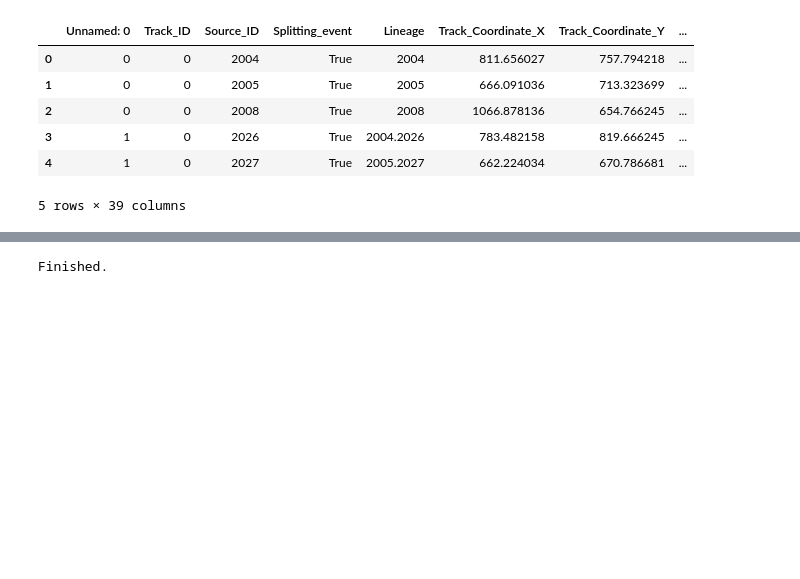
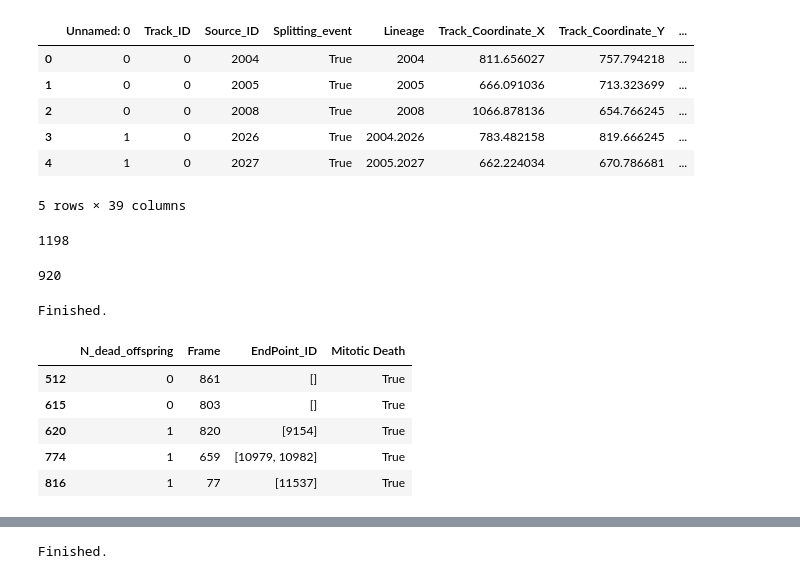
Before and after one commit to CID-LAB-i3S/MitoticMemory, a Jupyter notebook: Notebooks/05_Mitotic_StopAugmin_Merge_onsets.ipynb, the cells around one changed output, grey strips where cells are left out. Saved outputs shown, nothing was run; the diff lists cells and outputs as text; code cells hidden in the pictures; blank space fills up the shorter version.

```diff
--- a/Notebooks/05_Mitotic_StopAugmin_Merge_onsets.ipynb
+++ b/Notebooks/05_Mitotic_StopAugmin_Merge_onsets.ipynb
@@ -382,10 +399,38 @@ def getCondition(x):
             return "siHAUS6"
 
 df["Condition"] = df.apply(getCondition, axis = 1)
+# %%
+df.Unique_Source_ID.nunique()
+# %% [output]
+1198
+# %%
+df_error["Unique_Source_ID"] = df_error.Dataset.astype(str) + df_error.Position.astype(str) + df_error.Source_ID.astype(str)
+df_error.Unique_Source_ID.nunique()
+# %% [output]
+920
 # %%
 # Final (outer) merge with error dataframe
 
-df = df.merge(df_error, how = "outer")
+df_outer = df.merge(df_error, how = "outer")
+df_outer.to_csv(outputFolder + "MainDataFrame_MitoticStopwatch_Augmin_before_merge.csv")
+
+print("Finished.")
+# Final (inner) merge with error dataframe to only include evaluated divisions
+
+df = df.merge(df_error, how = "inner")
+# %% [output]
+Finished.
+# %%
+weird = df.iloc[[512,615,620,774,816]]
+weird = weird[['N_dead_offspring', 'Frame', 'EndPoint_ID', 'Mitotic Death']]
+weird
+# %% [output]
+|  | N_dead_offspring | Frame | EndPoint_ID | Mitotic Death |
+| 512 | 0 | 861 | [] | True |
+| 615 | 0 | 803 | [] | True |
+| 620 | 1 | 820 | [9154] | True |
+| 774 | 1 | 659 | [10979, 10982] | True |
+| 816 | 1 | 77 | [11537] | True |
 # %%
 # Correct daughter deaths with mitotic deaths
 
```
Also changed, not shown: parts of 6 cells of this notebook, 1 other file.
